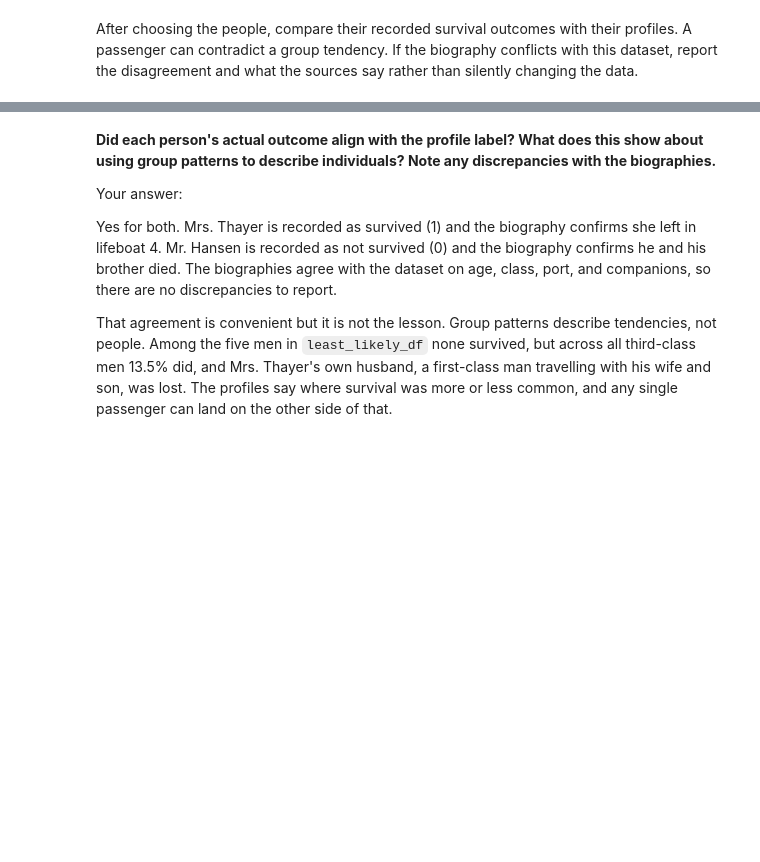
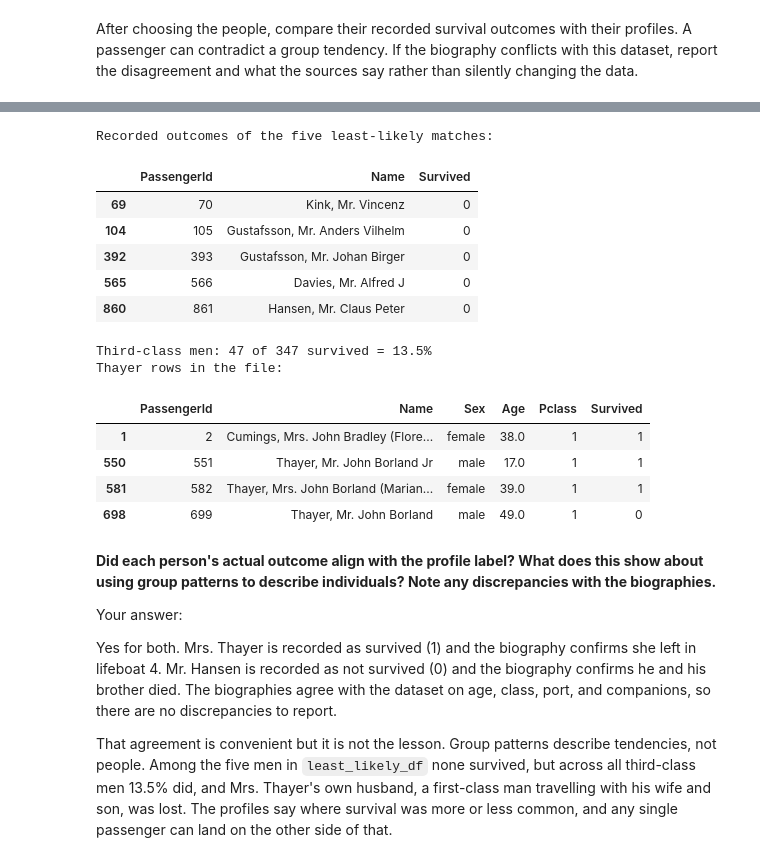
Before and after one commit to CyberDaVincii/Data_Visualization_and_Modeling_Campus, a Jupyter notebook: week02/lab/Lab - Relationships Between Categorical Features.ipynb, the cells around one changed output, grey strips where cells are left out. Saved outputs shown, nothing was run; the diff lists cells and outputs as text; code cells hidden in the pictures; blank space fills up the shorter version.

Commit message:
Week 2 labs: add receipt cells for the third-class male survival rate, least-likely outcomes, and Thayer rows; tighten a Lab 2 limitation sentence

```diff
--- a/week02/lab/Lab - Relationships Between Categorical Features.ipynb
+++ b/week02/lab/Lab - Relationships Between Categorical Features.ipynb
@@ -750,11 +750,35 @@ After choosing the people, compare their recorded survival outcomes with their p
 # %%
 # Display the selected passengers and their recorded survival outcomes.
 selected = titanic_df.loc[titanic_df["PassengerId"].isin([582, 861]), profile_cols + ["Survived"]]
-selected
+display(selected)
+
+# Outcomes for everyone in the least-likely list, and the survival rate of all third-class men, both cited below.
+print("Recorded outcomes of the five least-likely matches:")
+display(titanic_df.loc[least_likely_df.index, ["PassengerId", "Name", "Survived"]])
+third_class_men = titanic_df.loc[(titanic_df["Pclass"] == 3) & (titanic_df["Sex"] == "male"), "Survived"]
+print(f"Third-class men: {third_class_men.sum()} of {len(third_class_men)} survived = {third_class_men.mean() * 100:.1f}%")
+
+# The Thayer family rows in this file, for the husband's outcome cited below.
+print("Thayer rows in the file:")
+display(titanic_df.loc[titanic_df["Name"].str.contains("Thayer"), ["PassengerId", "Name", "Sex", "Age", "Pclass", "Survived"]])
 # %% [output]
 |  | PassengerId | Name | Sex | Age | age_group | Pclass | Parch | SibSp | Embarked | Survived |
 | 581 | 582 | Thayer, Mrs. John Borland (Marian... | female | 39.0 | Adult (18-59) | 1 | 1 | 1 | C | 1 |
 | 860 | 861 | Hansen, Mr. Claus Peter | male | 41.0 | Adult (18-59) | 3 | 0 | 2 | S | 0 |
+Recorded outcomes of the five least-likely matches:
+|  | PassengerId | Name | Survived |
+| 69 | 70 | Kink, Mr. Vincenz | 0 |
+| 104 | 105 | Gustafsson, Mr. Anders Vilhelm | 0 |
+| 392 | 393 | Gustafsson, Mr. Johan Birger | 0 |
+| 565 | 566 | Davies, Mr. Alfred J | 0 |
+| 860 | 861 | Hansen, Mr. Claus Peter | 0 |
+Third-class men: 47 of 347 survived = 13.5%
+Thayer rows in the file:
+|  | PassengerId | Name | Sex | Age | Pclass | Survived |
+| 1 | 2 | Cumings, Mrs. John Bradley (Flore... | female | 38.0 | 1 | 1 |
+| 550 | 551 | Thayer, Mr. John Borland Jr | male | 17.0 | 1 | 1 |
+| 581 | 582 | Thayer, Mrs. John Borland (Marian... | female | 39.0 | 1 | 1 |
+| 698 | 699 | Thayer, Mr. John Borland | male | 49.0 | 1 | 0 |
 # %% [markdown]
 **Did each person's actual outcome align with the profile label? What does this show about using group patterns to describe individuals? Note any discrepancies with the biographies.**
 
```
Also changed, not shown: parts of 5 cells of this notebook, 1 other file.
